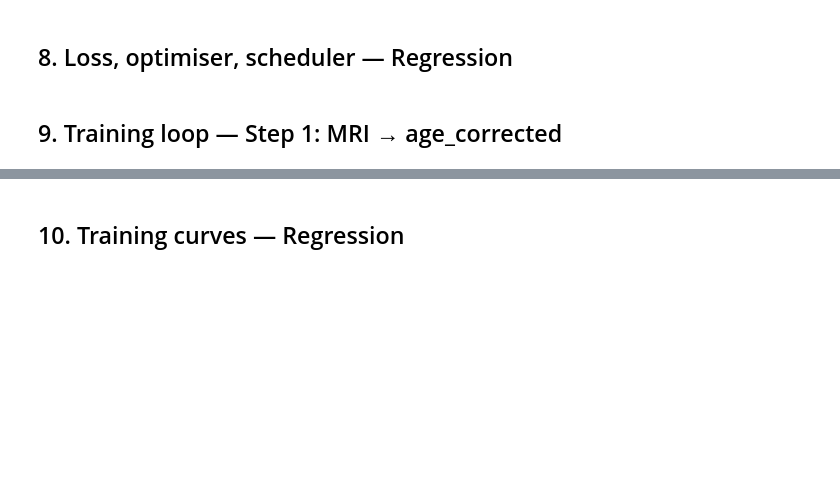
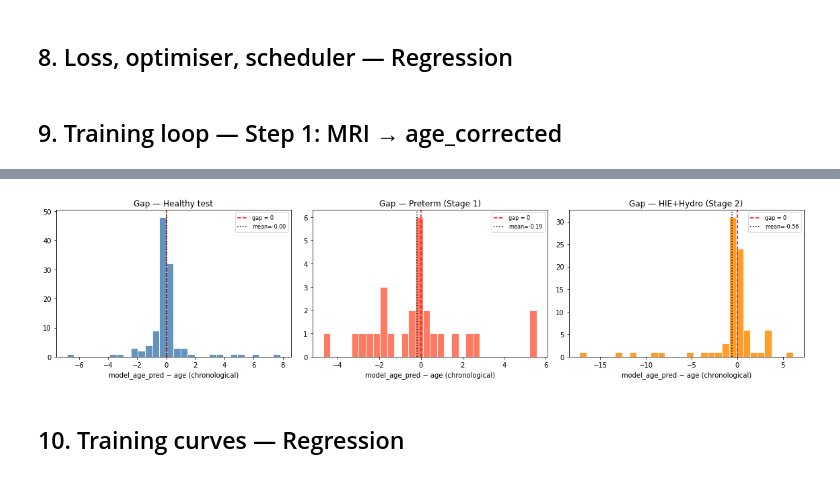
Before and after one commit to alecrimi/latemyelination_comorbidity, a Jupyter notebook: myelin_age_gap_classifier.ipynb, the cells around one changed output, grey strips where cells are left out. Cells and saved outputs as stored; diff of their text form; code cells hidden in the pictures; blank space fills up the shorter version.

```diff
--- a/myelin_age_gap_classifier.ipynb
+++ b/myelin_age_gap_classifier.ipynb
@@ -658,3 +733,64 @@ Best seed by healthy MAE: seed 2
+# %%
+# gap = model_age_pred - chronological age  (age-dependent bias correction)
+# =====================================================================
+import matplotlib.pyplot as plt
+import numpy as np
+from sklearn.linear_model import LinearRegression
+
+# Reload best model
+reg_model = AgeRegressor().to(device)
+reg_model.load_state_dict(torch.load(best_seed['save_path'], map_location=device))
+
+# Get raw predictions for each cohort
+_, _, preds_h,  ages_h_corr = run_reg_epoch(test_healthy_loader, training=False)
+_, _, preds_pt, _           = run_reg_epoch(preterm_loader,      training=False)
+_, _, preds_p2, _           = run_reg_epoch(patho2_loader,       training=False)
+
+# --- Confirm ages_h_corr matches chronological age before trusting the fit below ---
+# print(np.max(np.abs(ages_h_corr - test_healthy['age'].values)))  # should be ~0
+
+# 1. Fit age-dependent bias (regression-to-the-mean) on healthy test set only
+#    residual = predicted_age - chronological_age, as a function of chronological_age
+resid_h = preds_h - test_healthy['age'].values
+age_h   = test_healthy['age'].values.reshape(-1, 1)
+
+bias_model = LinearRegression().fit(age_h, resid_h)
+
+# 2. Correct every subject using THEIR OWN chronological age
+def debias(preds, ages):
+    ages = np.asarray(ages).reshape(-1, 1)
+    return preds - bias_model.predict(ages)
+
+preds_h_c  = debias(preds_h,  test_healthy['age'].values)
+preds_pt_c = debias(preds_pt, df_preterm['age'].values)
+preds_p2_c = debias(preds_p2, patho2_df['age'].values)
+
+gaps_h_fixed  = preds_h_c  - test_healthy['age'].values
+gaps_pt_fixed = preds_pt_c - df_preterm['age'].values
+gaps_p2_fixed = preds_p2_c - patho2_df['age'].values
+
+# Replot
+fig, axes = plt.subplots(1, 3, figsize=(16, 4))
+
+for ax, g, lbl, c in zip(
+    axes,
+    [gaps_h_fixed, gaps_pt_fixed, gaps_p2_fixed],
+    ['Healthy test', 'Preterm (Stage 1)', 'HIE+Hydro (Stage 2)'],
+    ['steelblue', 'tomato', 'darkorange']
+):
+    ax.hist(g, bins=30, color=c, edgecolor='white', alpha=0.85)
+    ax.axvline(0, color='red', linestyle='--', label='gap = 0')
+    ax.axvline(g.mean(), color='black', linestyle=':',
+               label=f'mean={g.mean():.2f}')
+    ax.set_title(f'Gap — {lbl}')
+    ax.set_xlabel('model_age_pred − age (chronological)')
+    ax.legend(fontsize=8)
+
+plt.tight_layout()
+plt.savefig('gap_distribution_by_group.png', dpi=120)
+plt.show()
+# %% [output]
+[figure, added]
 # %% [markdown]
 ## 10. Training curves — Regression
 # %%
```
Also changed, not shown: parts of 36 cells of this notebook.
